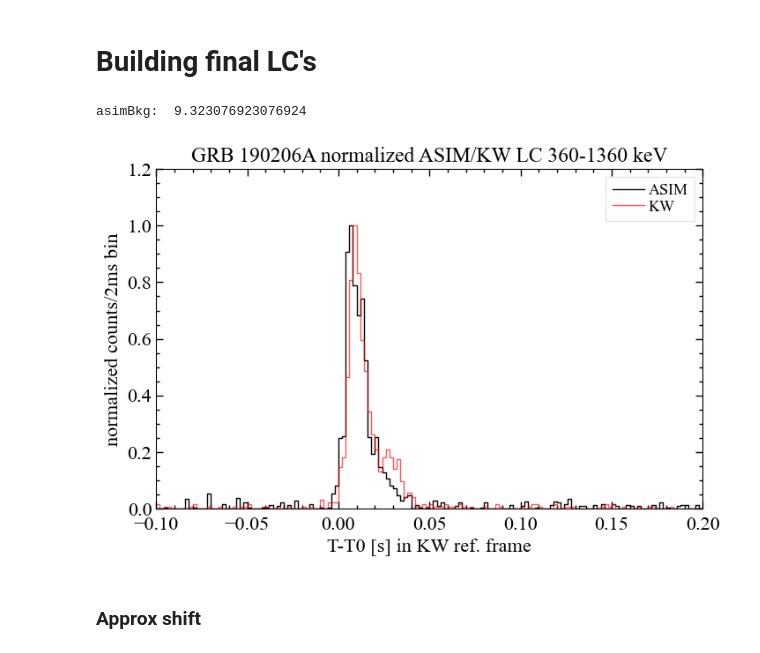
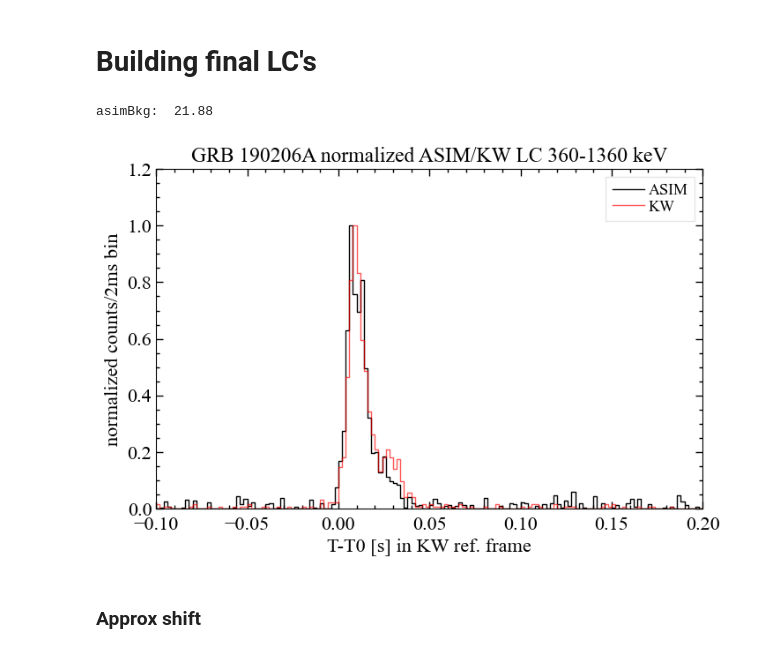
Before and after one commit to AndreasRamsli/GRB, a Jupyter notebook: xspec/ASIM/GRB190206_new.ipynb, the cells around one changed output. Saved outputs shown, nothing was run; the diff lists cells and outputs as text; code cells hidden in the pictures.

```diff
--- a/xspec/ASIM/GRB190206_new.ipynb
+++ b/xspec/ASIM/GRB190206_new.ipynb
@@ -105,12 +110,17 @@ print(np.round(laggApprox,3))
 # %%
 kevArr = ASIM_df["keV"].to_numpy(dtype=np.float32)
 tus = ASIM_df["tus"].to_numpy(dtype=np.float64)/1e6 #converting to seconds
-indexInBound = []
-for i,kev in enumerate(kevArr):
-    if 399<=kev<=1633: #399-1633
-        indexInBound.append(i)
-kevArr = kevArr[indexInBound]
-tus = tus[indexInBound]
+
+#keV filtering is not neccecary!
+#--------------------------
+#indexInBound = []
+#for i,kev in enumerate(kevArr):
+#    if 399<=kev<=1633: #399-1633 #martino asked to keep all counts
+#        indexInBound.append(i)
+#kevArr = kevArr[indexInBound]
+#tus = tus[indexInBound]
+
+
 tus += laggApprox
 #asim_binsOrg = np.round(np.arange(-1.5,2,binsize,dtype=np.float32),3)
 asim_binsOrg = np.round(np.arange(min(tus),max(tus)+binsize,binsize),3)
@@ -176,48 +186,49 @@ Total lagg (s):  -0.2934999999999992 | CC lagg:  0.03
 # %%
 kevArr = ASIM_df["keV"].to_numpy(dtype=np.float32)
 tus = ASIM_df["tus"].to_numpy(dtype=np.float64)/1e6 #converting to seconds
-indexInBound = []
-for i,kev in enumerate(kevArr):
-    if 399<=kev<=1633:
-        indexInBound.append(i)
-kevArr = kevArr[indexInBound]
-tus = tus[indexInBound]
-tus += -0.296 #tlagg
+#indexInBound = []
+#for i,kev in enumerate(kevArr):
+#    if 399<=kev<=1633:
+#        indexInBound.append(i)
+#kevArr = kevArr[indexInBound]
+#tus = tus[indexInBound]
+
+tus += -0.2955 #optimal tlagg found
 #asim_binsOrg = np.round(np.arange(-1.5,2,binsize,dtype=np.float32),3)
 asim_binsOrg = np.round(np.arange(-1,1+binsize,binsize),3)
 hist = np.histogram(tus,bins=asim_binsOrg)
 asimCounts,asimEdges = hist[0],hist[1]
 
 iAsimBkgStart = find_nearest(asimEdges,min(asimEdges)+0.1)
 iAsimBkgEnd = find_nearest(asimEdges,-0.25)
 asimBkg = sum(asimCounts[iAsimBkgStart:iAsimBkgEnd])/len(asimCounts[iAsimBkgStart:iAsimBkgEnd])
 print("asimBkg: ",asimBkg)
 for i,count in enumerate(asimCounts):
     if count-asimBkg <= 0:
         asimCounts[i] = 0
     else:
         asimCounts[i] -= asimBkg
 
 iAsimStart = find_nearest(asimEdges,kw_bin_lo[0])
 iAsimEnd = find_nearest(asimEdges,kw_bin_hi[-1])
 
 plt.step(x=asimEdges[iAsimStart:iAsimEnd],y=asimCounts[iAsimStart:iAsimEnd]/max(asimCounts),where="post",label="ASIM",color="black")
 plt.step(x=kw_bin_lo,y=kwCounts/max(kwCounts),where="post",label="KW",color="red",alpha=0.65)
 
 plt.title("GRB 190206A normalized ASIM/KW LC 360-1360 keV")
 plt.xlabel("T-T0 [s] in KW ref. frame")
 plt.ylabel("normalized counts/2ms bin")
 #plt.vlines(x=0.0,ymin=0,ymax=1.1,color="g",label="T0: {}".format(T0_KW.isoformat(timespec="milliseconds")),alpha=0.6,linestyle="--")
 plt.legend()
 plt.xlim(left=-0.1,right=0.2)
 plt.ylim(bottom=0,top=1.2)
 #plt.savefig("/Home/siv30/wad005/master/GRB/xspec/GRB201227A/CrossCorrelation/overlappingLC_asim_kw.png")
 plt.legend()
 plt.show()
 #Good tlaggApprox, but ASIM needs to be shifted in + direction ~+0.03s
 # %% [output]
-asimBkg:  9.323076923076924
+asimBkg:  21.88
-[figure, old version]
+[figure, new version]
 # %% [markdown]
 ### Approx shift
 # %%
```
Also changed, not shown: parts of 15 cells of this notebook, 18 other files.
